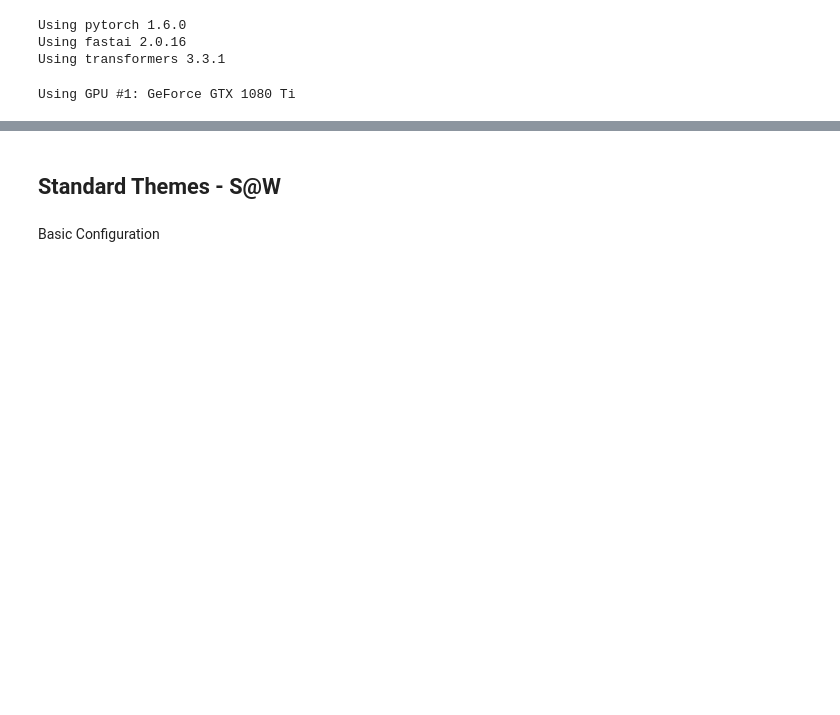
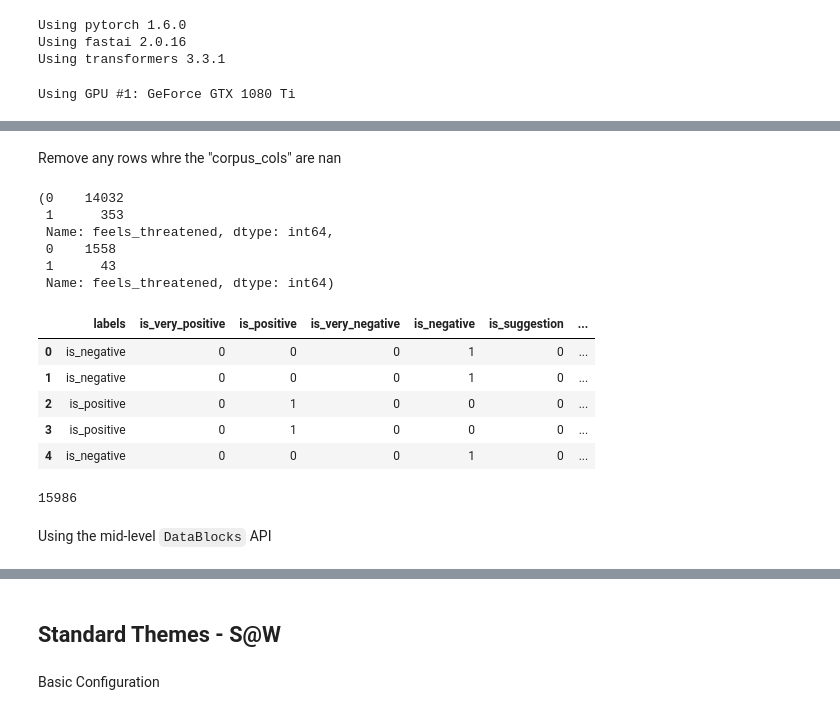
Before and after one commit to tritonlytics/tritonlytics-ai, a Jupyter notebook: nbs/02a_verbatims-core.ipynb, the cells around one changed output, grey strips where cells are left out. Cells and saved outputs as stored; diff of their text form; code cells hidden in the pictures; blank space fills up the shorter version.

```diff
--- a/nbs/02a_verbatims-core.ipynb
+++ b/nbs/02a_verbatims-core.ipynb
@@ -60,0 +96,3 @@ Using GPU #1: GeForce GTX 1080 Ti
+# %%
+train_df = pd.read_csv(sentiment_train_config['train_data'])
+valid_df = pd.read_csv(sentiment_train_config['valid_data'])
@@ -60,0 +105,40 @@ Using GPU #1: GeForce GTX 1080 Ti
+# %% [markdown]
+Remove any rows whre the "corpus_cols" are nan
+# %%
+train_df.dropna(subset=sentiment_train_config['corpus_cols'], inplace=True)
+valid_df.dropna(subset=sentiment_train_config['corpus_cols'], inplace=True)
+# %%
+train_df.feels_threatened.value_counts(), valid_df.feels_threatened.value_counts()
+# %% [output]
+(0    14032
+ 1      353
+ Name: feels_threatened, dtype: int64,
+ 0    1558
+ 1      43
+ Name: feels_threatened, dtype: int64)
+# %%
+#hide
+
+# If we want to add a "labels" column with all the labels space delimited (for exmaple, as we would with
+# non-encoded labels)
+# train_df['labels'] = train_df[SENT_LABELS[1:]].apply(lambda row: ' '.join(row.columns[row.values == 1]), axis=1)
+# valid_df['labels'] = valid_df[SENT_LABELS[1:]].apply(lambda row: ' '.join(row.columns[row.values == 1], axis=1)
+
+train_df['labels'] = train_df[SENT_LABELS[1:]].apply(lambda x: ' '.join(x.index[x.astype(bool)]), axis=1)
+valid_df['labels'] = valid_df[SENT_LABELS[1:]].apply(lambda x: ' '.join(x.index[x.astype(bool)]), axis=1)
+
+train_df[['labels'] + SENT_LABELS[1:]].head()
+# %% [output]
+|  | labels | is_very_positive | is_positive | is_very_negative | is_negative | is_suggestion | ... |
+| 0 | is_negative | 0 | 0 | 0 | 1 | 0 | ... |
+| 1 | is_negative | 0 | 0 | 0 | 1 | 0 | ... |
+| 2 | is_positive | 0 | 1 | 0 | 0 | 0 | ... |
+| 3 | is_positive | 0 | 1 | 0 | 0 | 0 | ... |
+| 4 | is_negative | 0 | 0 | 0 | 1 | 0 | ... |
+# %%
+train_df['is_valid'] = False
+valid_df['is_valid'] = True
+df = pd.concat([train_df, valid_df])
+len(df)
+# %% [output]
+15986
@@ -60,0 +167,2 @@ Using GPU #1: GeForce GTX 1080 Ti
+# %% [markdown]
+Using the mid-level `DataBlocks` API
```
Also changed, not shown: parts of 52 cells of this notebook, 31 other files.
